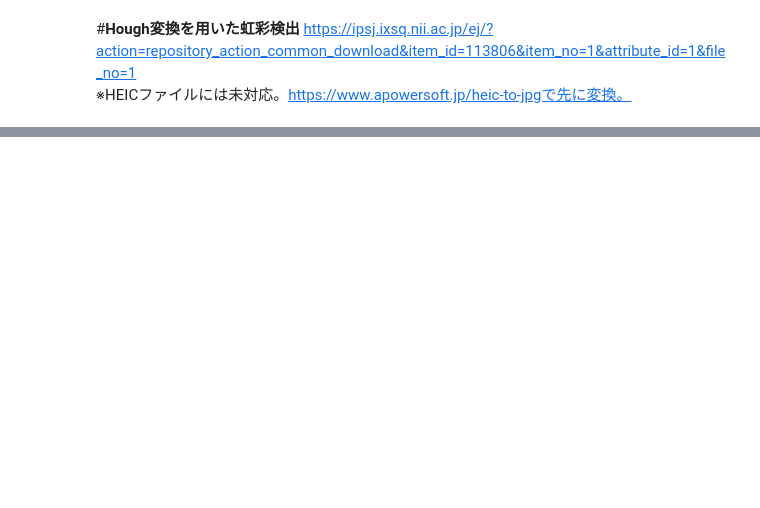
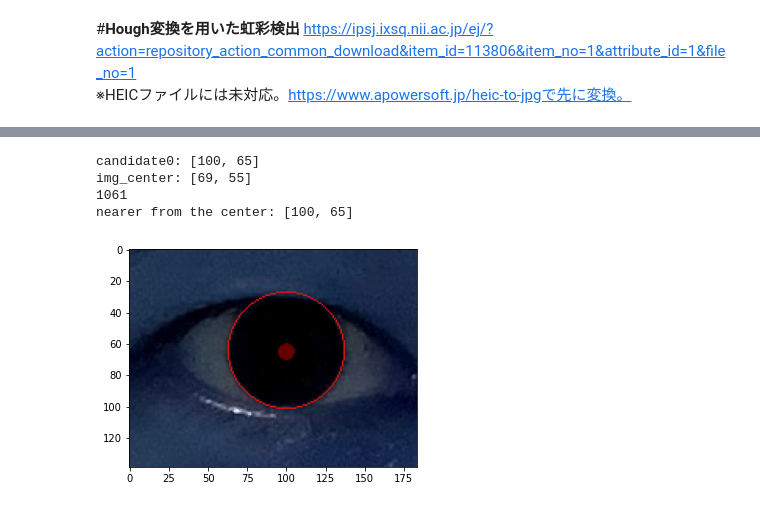
Before and after one commit to ykitaguchi77/Strabismus_AI_project, a Jupyter notebook: Hough_circle.ipynb, the cells around one changed output, grey strips where cells are left out. Saved outputs shown, nothing was run; the diff lists cells and outputs as text; code cells hidden in the pictures; blank space fills up the shorter version.

```diff
--- a/Hough_circle.ipynb
+++ b/Hough_circle.ipynb
@@ -53,7 +53,7 @@ import dlib
 from imutils import face_utils
 import os
 
-img_path = "/content/drive/MyDrive/Deep_learning/Face_Images/IMG_4087.JPG"
+img_path = "/content/drive/MyDrive/Deep_learning/Face_Images/IMG_3990.JPG"
 
 predictor_path = '/content/drive/My Drive/AI_laboratory_course/shape_predictor_68_face_landmarks.dat'
 predictor = dlib.shape_predictor(predictor_path)
@@ -247,15 +221,0 @@ print(img4.shape)
-# %%
-maxCont = contours[1]
-for c in contours:
-  if len(maxCont)<len(c):
-    maxCont=c
-
-mu = cv2.moments(maxCont)
-x,y= int(mu["m10"]/mu["m00"]) , int(mu["m01"]/mu["m00"])
-
-cv2.circle(img4, (x,y), 4, 100, 2, 4)
-plt.imshow(img4)
-plt.colorbar()
-plt.show()
-
-print(x,y)
@@ -286,0 +222,57 @@ plt.show()
+# %%
+def center_of_gravity(contours):
+    coordinate = []
+    k=0
+    for c in contours:
+        mu = cv2.moments(c)
+        coordinate.append([int(mu["m10"]/mu["m00"]), int(mu["m01"]/mu["m00"])])
+        print("candidate"+str(k)+": "+str(coordinate[k]))
+        k+=1
+    return coordinate
+
+
+def nearPoint(coordinates, point):
+    pupil_coordinate = [0,0]
+    result = 10000000
+    for i in coordinates:
+        distance = int((i[0]-point[0])**2 + (i[1]-point[1])**2)
+        #print(distance)
+        if distance < result:
+            result = distance
+            pupil_coordinate[0] = i[0]
+            pupil_coordinate[1] = i[1]
+    return pupil_coordinate
+
+#RGBに直す
+res_white_WB = cv2.cvtColor(res_white, cv2.COLOR_BGR2GRAY)
+
+#輪郭検出
+contours, hierarchy = cv2.findContours(
+    res_white_WB, cv2.RETR_EXTERNAL, cv2.CHAIN_APPROX_SIMPLE
+)
+
+# 小さい輪郭は誤検出として削除する
+contours = list(filter(lambda x: cv2.contourArea(x) > 1, contours))
+
+#輪郭の重心を計算(検出されたすべての輪郭に対して)
+candidate = center_of_gravity(contours)
+
+#画像の中心（横幅の中心、縦幅の上1/3）に近いものを選択する
+#※上1/3にしているのは、MRD-1<MRD-2であるため
+img_center = [int(0.5*img4.shape[0]), int(0.3*img4.shape[1])]
+print("img_center: "+str(img_center))
+
+pupil_coordinate = nearPoint(candidate, img_center)
+
+print("nearer from the center: "+str(pupil_coordinate))
+
+
+cv2.circle(image, (pupil_coordinate[0], pupil_coordinate[1]), 2, 100, 2, 4)
+plt.imshow(image)
+plt.show()
+# %% [output]
+candidate0: [100, 65]
+img_center: [69, 55]
+1061
+nearer from the center: [100, 65]
+[figure, added]
```
Also changed, not shown: parts of 10 cells of this notebook.
